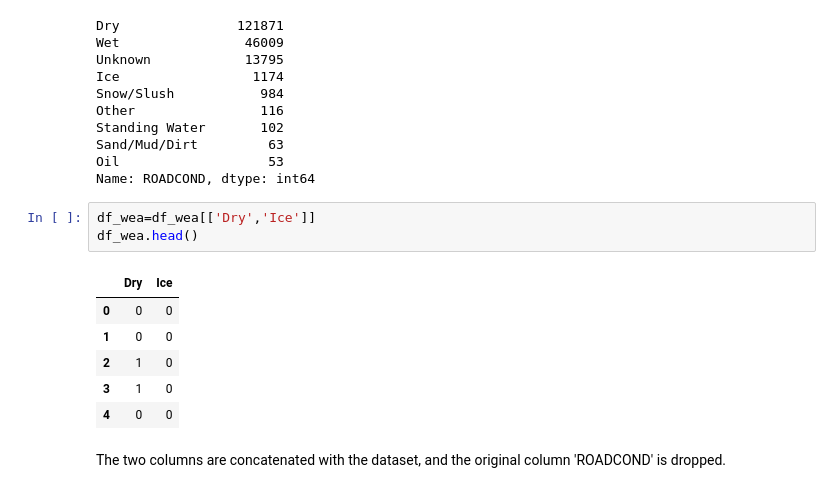
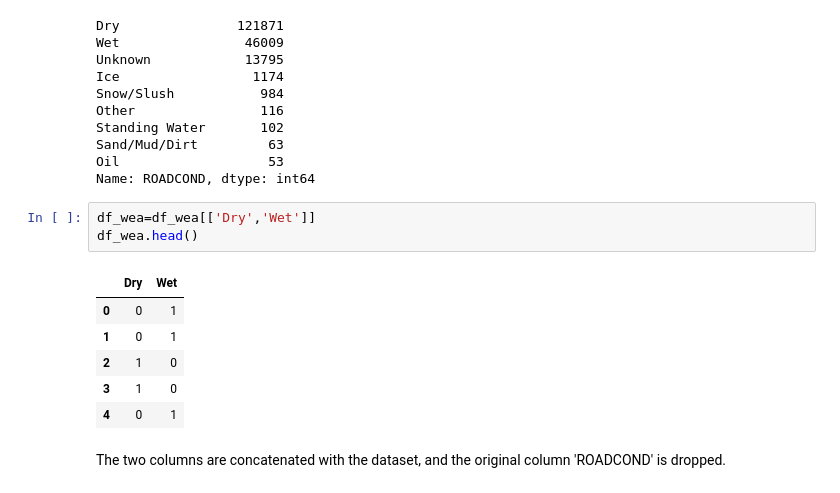
Before and after one commit to weihan-tang/Coursera_Capstone, a Jupyter notebook: Capstone Project - Car Accident Severity.ipynb, the cells around one changed output. Drawn from its saved outputs; the diff is of its cells as text.

```diff
--- a/Capstone Project - Car Accident Severity.ipynb
+++ b/Capstone Project - Car Accident Severity.ipynb
@@ -167,15 +165,15 @@ Sand/Mud/Dirt         63
 Oil                   53
 Name: ROADCOND, dtype: int64
 # %%
-df_wea=df_wea[['Dry','Ice']]
+df_wea=df_wea[['Dry','Wet']]
 df_wea.head()
 # %% [output]
-|  | Dry | Ice |
-| 0 | 0 | 0 |
-| 1 | 0 | 0 |
+|  | Dry | Wet |
+| 0 | 0 | 1 |
+| 1 | 0 | 1 |
 | 2 | 1 | 0 |
 | 3 | 1 | 0 |
-| 4 | 0 | 0 |
+| 4 | 0 | 1 |
 # %% [markdown]
 The two columns are concatenated with the dataset, and the original column 'ROADCOND' is dropped.
 # %%
```
Also changed, not shown: parts of 70 cells of this notebook.
